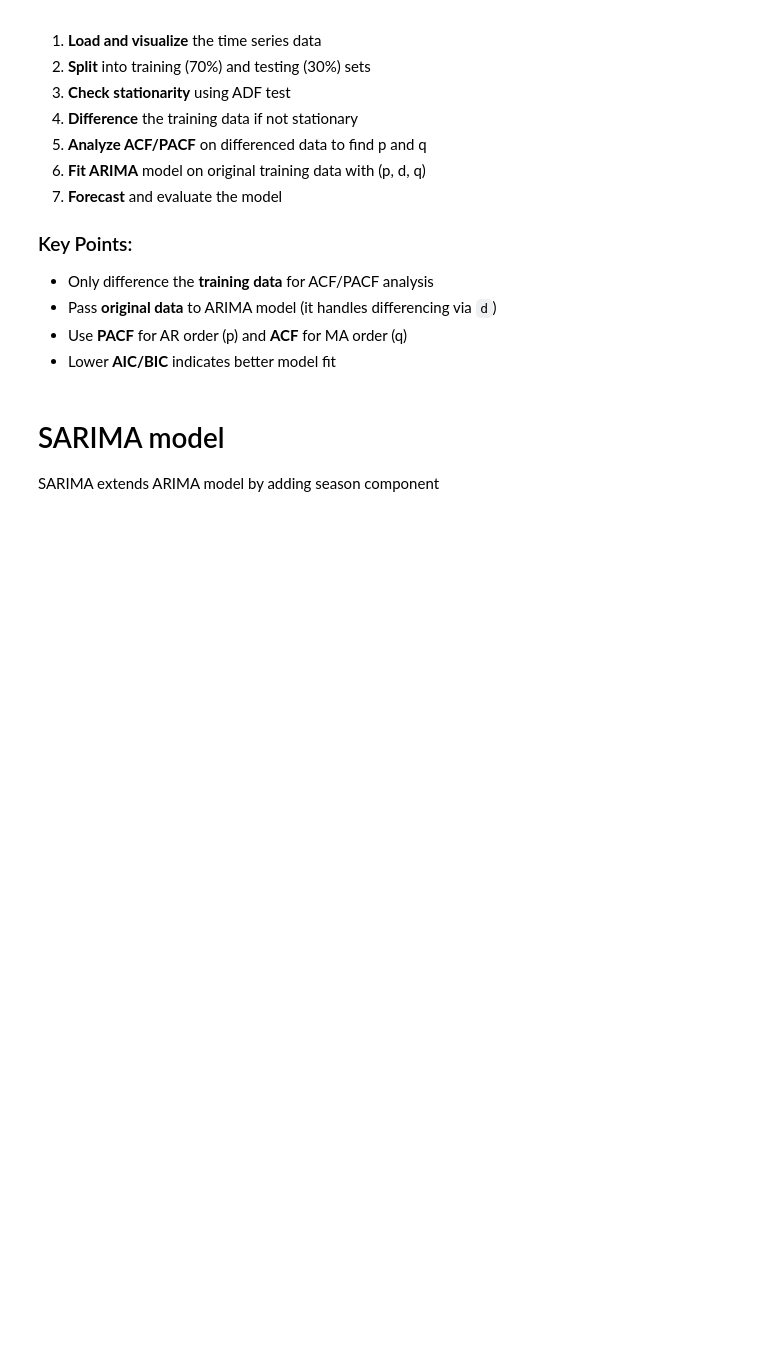
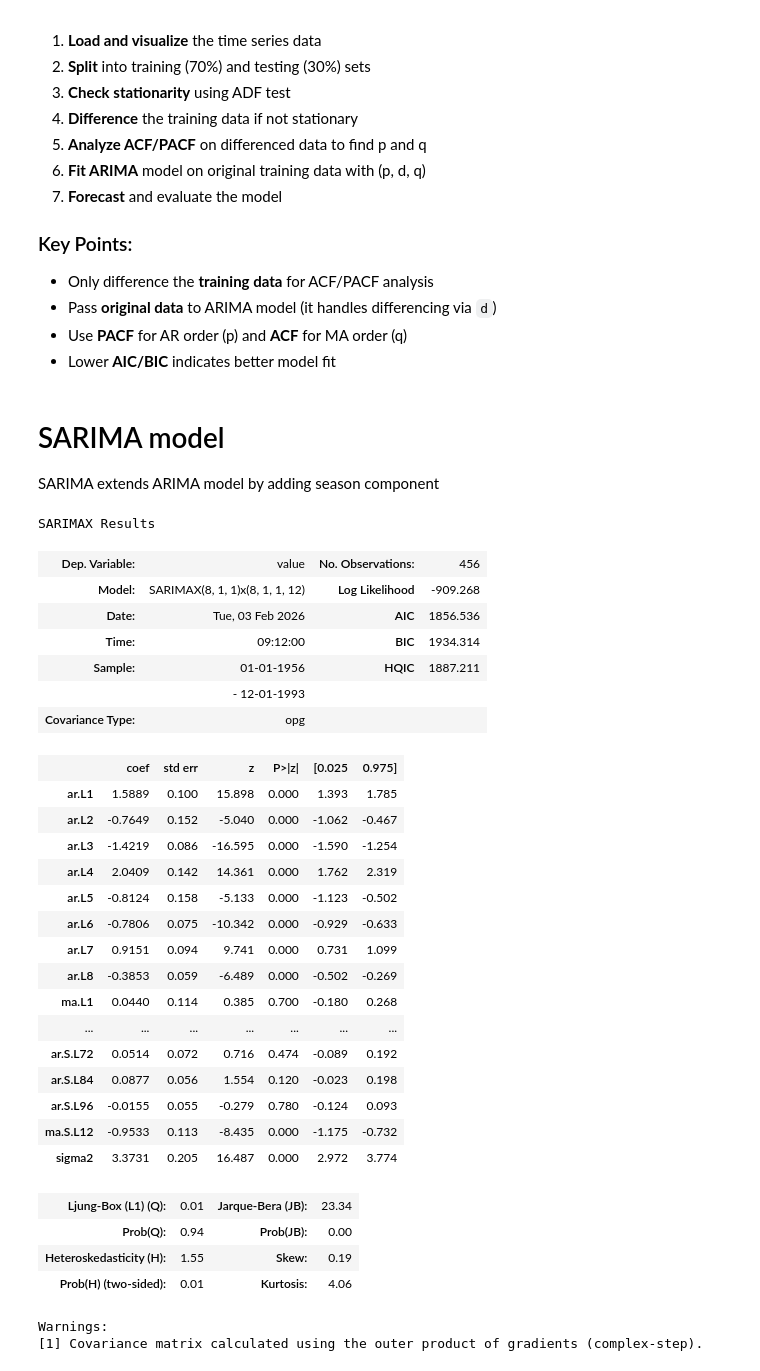
Before and after one commit to FarangizJ/time_series_forecasting, a Jupyter notebook: times series forecasting/ARIMA/4_ARIMA.ipynb, the cells around one changed output. Saved outputs shown, nothing was run; the diff lists cells and outputs as text; code cells hidden in the pictures; blank space fills up the shorter version.

```diff
--- a/times series forecasting/ARIMA/4_ARIMA.ipynb
+++ b/times series forecasting/ARIMA/4_ARIMA.ipynb
@@ -360,0 +356,33 @@ SARIMA extends ARIMA model by adding season component
+# %%
+results.summary()
+# %% [output]
+SARIMAX Results
+| Dep. Variable: | value | No. Observations: | 456 |
+| Model: | SARIMAX(8, 1, 1)x(8, 1, 1, 12) | Log Likelihood | -909.268 |
+| Date: | Tue, 03 Feb 2026 | AIC | 1856.536 |
+| Time: | 09:12:00 | BIC | 1934.314 |
+| Sample: | 01-01-1956 | HQIC | 1887.211 |
+|  | - 12-01-1993 |  |  |
+| Covariance Type: | opg |  |  |
+|  | coef | std err | z | P>|z| | [0.025 | 0.975] |
+| ar.L1 | 1.5889 | 0.100 | 15.898 | 0.000 | 1.393 | 1.785 |
+| ar.L2 | -0.7649 | 0.152 | -5.040 | 0.000 | -1.062 | -0.467 |
+| ar.L3 | -1.4219 | 0.086 | -16.595 | 0.000 | -1.590 | -1.254 |
+| ar.L4 | 2.0409 | 0.142 | 14.361 | 0.000 | 1.762 | 2.319 |
+| ar.L5 | -0.8124 | 0.158 | -5.133 | 0.000 | -1.123 | -0.502 |
+| ar.L6 | -0.7806 | 0.075 | -10.342 | 0.000 | -0.929 | -0.633 |
+| ar.L7 | 0.9151 | 0.094 | 9.741 | 0.000 | 0.731 | 1.099 |
+| ar.L8 | -0.3853 | 0.059 | -6.489 | 0.000 | -0.502 | -0.269 |
+| ma.L1 | 0.0440 | 0.114 | 0.385 | 0.700 | -0.180 | 0.268 |
+| ... | ... | ... | ... | ... | ... | ... |
+| ar.S.L72 | 0.0514 | 0.072 | 0.716 | 0.474 | -0.089 | 0.192 |
+| ar.S.L84 | 0.0877 | 0.056 | 1.554 | 0.120 | -0.023 | 0.198 |
+| ar.S.L96 | -0.0155 | 0.055 | -0.279 | 0.780 | -0.124 | 0.093 |
+| ma.S.L12 | -0.9533 | 0.113 | -8.435 | 0.000 | -1.175 | -0.732 |
+| sigma2 | 3.3731 | 0.205 | 16.487 | 0.000 | 2.972 | 3.774 |
+| Ljung-Box (L1) (Q): | 0.01 | Jarque-Bera (JB): | 23.34 |
+| Prob(Q): | 0.94 | Prob(JB): | 0.00 |
+| Heteroskedasticity (H): | 1.55 | Skew: | 0.19 |
+| Prob(H) (two-sided): | 0.01 | Kurtosis: | 4.06 |
+Warnings:
+[1] Covariance matrix calculated using the outer product of gradients (complex-step).
```
Also changed, not shown: parts of 9 cells of this notebook, 4 other files.
